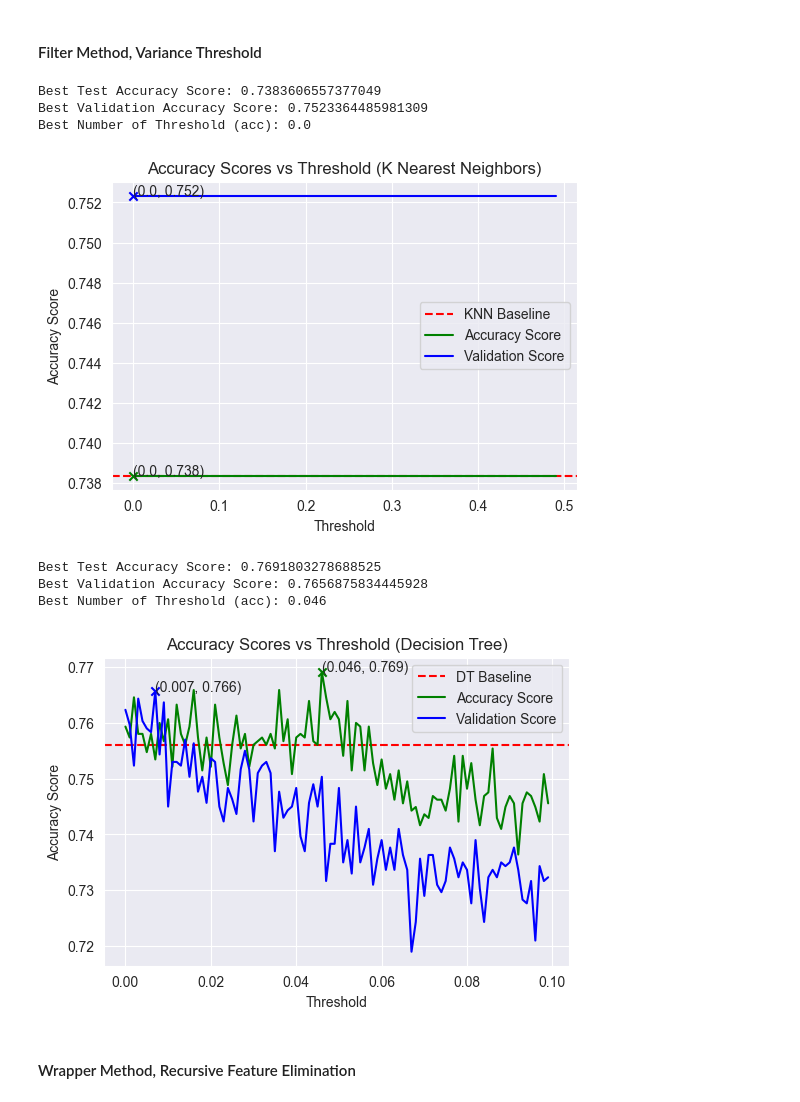
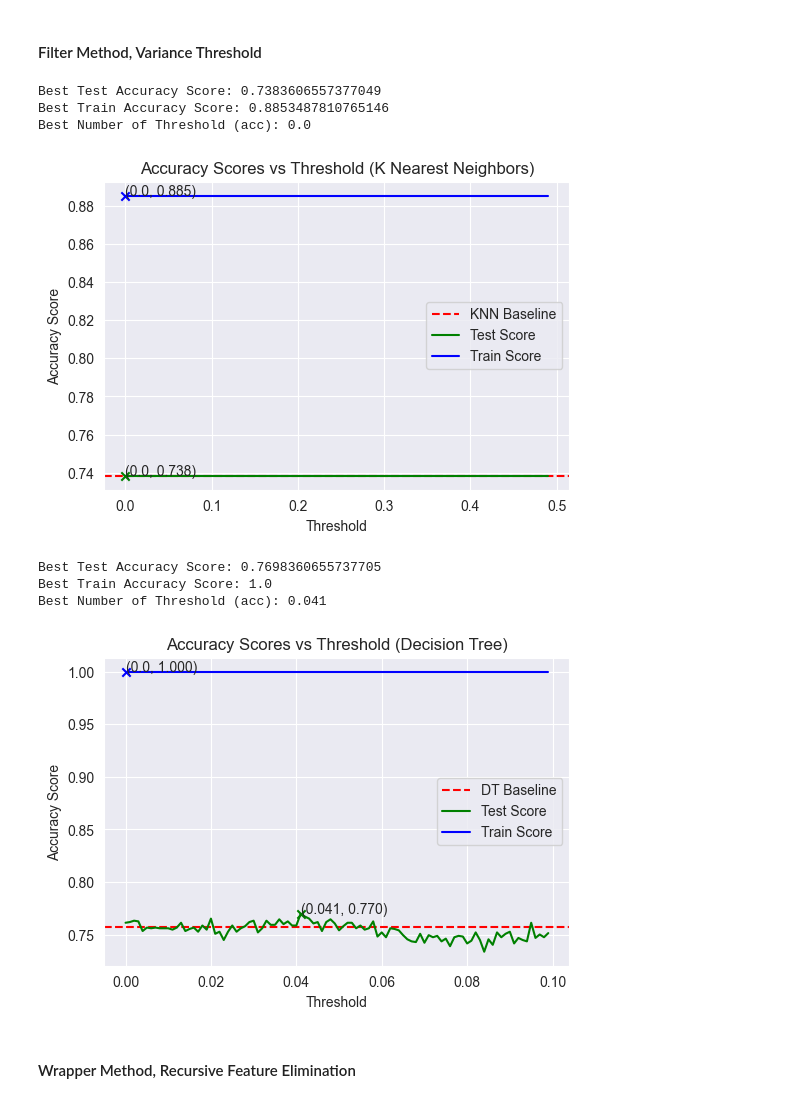
Before and after one commit to TheMabrouk/treecover_pki, a Jupyter notebook: models.ipynb, the cells around one changed output. Saved outputs shown, nothing was run; the diff lists cells and outputs as text; code cells hidden in the pictures.

```diff
--- a/models.ipynb
+++ b/models.ipynb
@@ -147,11 +150,13 @@ def plot_cm(
     _feature_engineering : str, optional
         Name of feature engineering method, by default None.
     """
+    test_acc = accuracy_score(y_test, y_test_pred)
+    val_acc = accuracy_score(y_val, y_val_pred)
     print(
-        f"{model_name} w/ VT Test Accuracy: {accuracy_score(y_test, y_test_pred):.3f}"
+        f"{model_name}{' w/ ' + _feature_engineering if _feature_engineering else ''} Test Accuracy: {test_acc:.3f}"
     )
     print(
-        f"{model_name} w/ VT Val Accuracy: {accuracy_score(y_val, y_val_pred):.3f}"
+        f"{model_name}{' w/ ' + _feature_engineering if _feature_engineering else ''} Train Accuracy: {val_acc:.3f}"
     )
 
     fig, axes = plt.subplots(1, 2, figsize=(13, 5))
@@ -159,14 +164,14 @@ def plot_cm(
     ax1 = sns.heatmap(
         confusion_matrix(y_test, y_test_pred),
         annot=True,
-        cmap="crest",
+        cmap="Greens",
         fmt="d",
         xticklabels=Cover_Type_Labels,
         yticklabels=Cover_Type_Labels,
         ax=axes[0],
     )
     ax1.set_title(
-        f"Test Confusion Matrix ({model_name}{' w/ ' + _feature_engineering if _feature_engineering else ''}"
+        f"Test Confusion Matrix, {model_name}{' w/ ' + _feature_engineering if _feature_engineering else ''} [{test_acc:.3f}]"
     )
     ax1.set_xlabel("Predicted")
     ax1.set_ylabel("Actual")
@@ -174,14 +179,14 @@ def plot_cm(
     ax2 = sns.heatmap(
         confusion_matrix(y_val, y_val_pred),
         annot=True,
-        cmap="crest",
+        cmap="Greens",
         fmt="d",
         xticklabels=Cover_Type_Labels,
         yticklabels=Cover_Type_Labels,
         ax=axes[1],
     )
     ax2.set_title(
-        f"Validation Confusion Matrix ({model_name}{' w/ ' + _feature_engineering if _feature_engineering else ''}"
+        f"Train Confusion Matrix, {model_name}{' w/ ' + _feature_engineering if _feature_engineering else ''} [{val_acc:.3f}]"
     )
     ax2.set_xlabel("Predicted")
     ax2.set_ylabel("Actual")
@@ -262,0 +283,6 @@ NB => Test:0.601, Val:0.599
+# %%
+for model, name in zip(models, model_names):
+    model.fit(X_train, y_train)
+    y_pred_test = model.predict(X_test)
+    y_pred_val = model.predict(X_val)
+    plot_cm(y_test, y_pred_test, y_val, y_pred_val, model_name=name)
@@ -273,7 +315,7 @@ Best models are KNN (.738) and Decision Tree (.764)
 # %%
 threshold_range = np.arange(0.0, 0.5, 0.01)
 test_acc_scores = []
-val_acc_scores = []
+train_acc_scores = []
 for thresh in threshold_range:
     vt = VarianceThreshold(threshold=thresh)
     vt.fit(X_train)
@@ -284,12 +326,12 @@ for thresh in threshold_range:
     model = KNeighborsClassifier()
     model.fit(X_train_vt, y_train)
     test_acc_scores.append(accuracy_score(y_test, model.predict(X_test_vt)))
-    val_acc_scores.append(accuracy_score(y_val, model.predict(X_val_vt)))
+    train_acc_scores.append(accuracy_score(y_train, model.predict(X_train_vt)))
 
 plot_best_n(
     threshold_range,
     test_acc_scores,
-    val_acc_scores,
+    train_acc_scores,
     value="Threshold",
     classifier="K Nearest Neighbors",
     baseline=baseline_accuracy["KNN"][0],
@@ -297,39 +339,39 @@ plot_best_n(
 )
 # %% [output]
 Best Test Accuracy Score: 0.7383606557377049
-Best Validation Accuracy Score: 0.7523364485981309
+Best Train Accuracy Score: 0.8853487810765146
 Best Number of Threshold (acc): 0.0
-[figure, old version]
+[figure, new version]
 # %%
 threshold_range = np.arange(0.0, 0.1, 0.001)
 model = DecisionTreeClassifier()
 test_acc_scores = []
-val_acc_scores = []
+train_acc_scores = []
 for thresh in threshold_range:
     vt = VarianceThreshold(threshold=thresh)
     vt.fit(X_train)
     X_train_vt = vt.transform(X_train)
     X_test_vt = vt.transform(X_test)
     X_val_vt = vt.transform(X_val)
 
     model.fit(X_train_vt, y_train)
     test_acc_scores.append(accuracy_score(y_test, model.predict(X_test_vt)))
-    val_acc_scores.append(accuracy_score(y_val, model.predict(X_val_vt)))
+    train_acc_scores.append(accuracy_score(y_train, model.predict(X_train_vt)))
 
 plot_best_n(
     threshold_range,
     test_acc_scores,
-    val_acc_scores,
+    train_acc_scores,
     value="Threshold",
     classifier="Decision Tree",
     baseline=baseline_accuracy["DT"][0],
     baseline_name="DT",
 )
 # %% [output]
-Best Test Accuracy Score: 0.7691803278688525
-Best Validation Accuracy Score: 0.7656875834445928
-Best Number of Threshold (acc): 0.046
+Best Test Accuracy Score: 0.7698360655737705
+Best Train Accuracy Score: 1.0
+Best Number of Threshold (acc): 0.041
-[figure, old version]
+[figure, new version]
 # %% [markdown]
 #### Wrapper Method, Recursive Feature Elimination
 # %%
```
Also changed, not shown: parts of 24 cells of this notebook.
